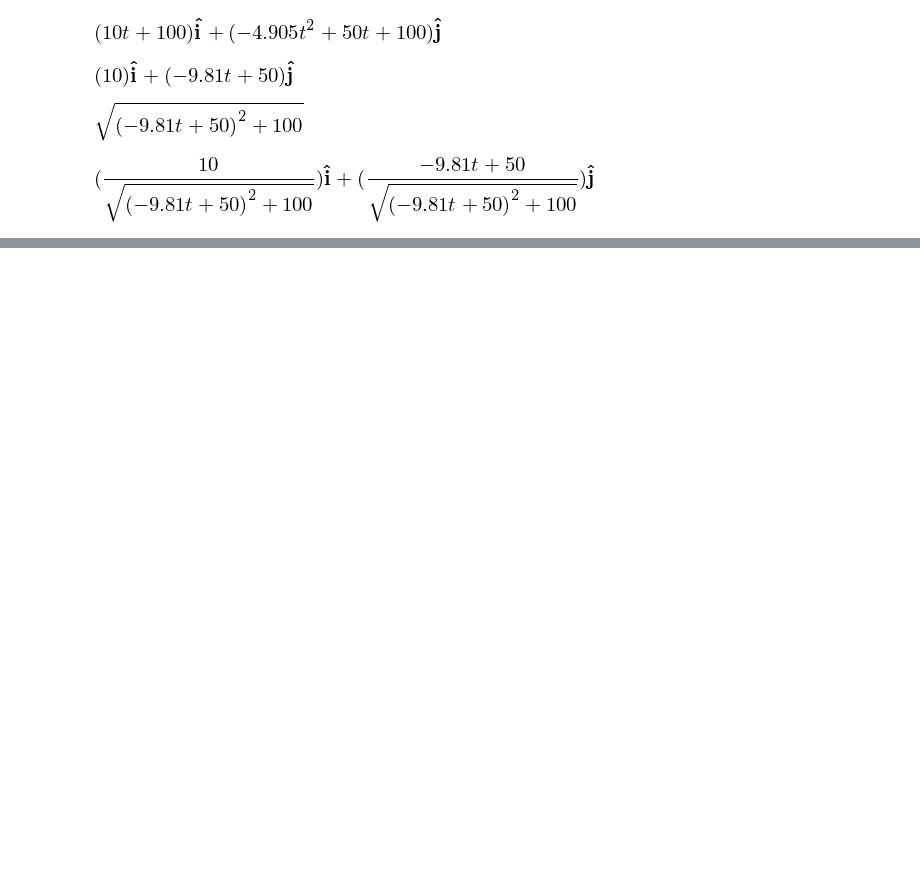
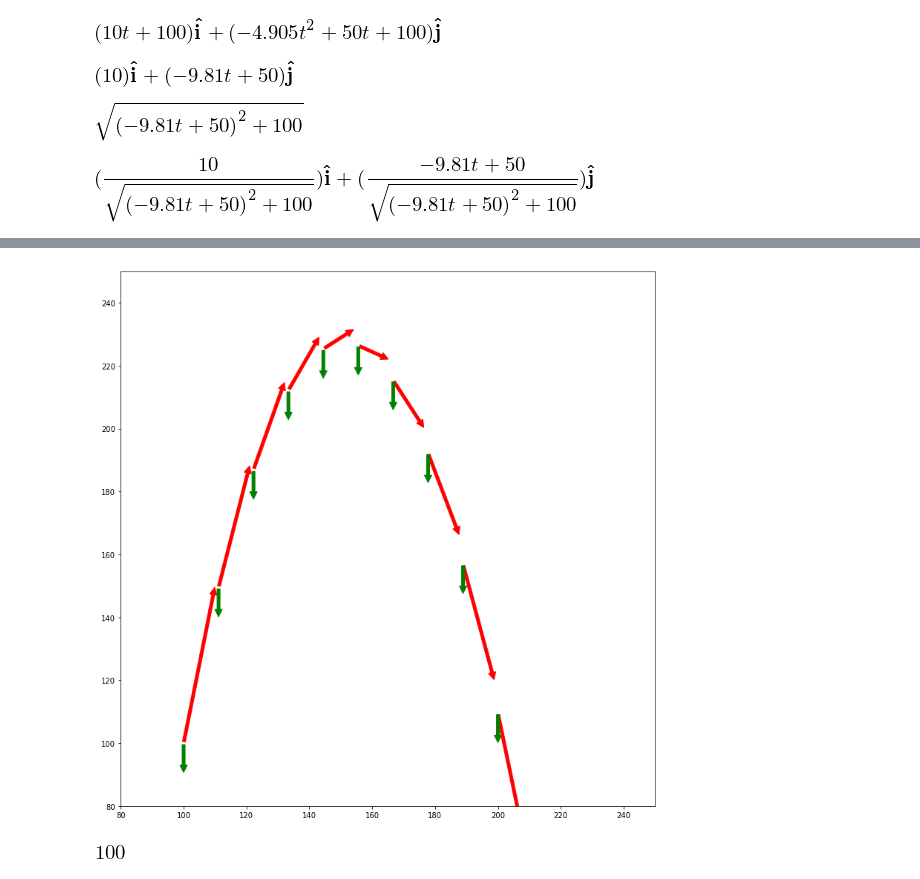
Before and after one commit to cauelopes30/BMC, a Jupyter notebook: notebooks/Untitled.ipynb, the cells around one changed output, grey strips where cells are left out. Drawn from its saved outputs; the diff is of its cells as text; code cells hidden in the pictures; blank space fills up the shorter version.

```diff
--- a/notebooks/Untitled.ipynb
+++ b/notebooks/Untitled.ipynb
@@ -33,0 +89,27 @@ C =
+# %%
+a = sym.diff(v,t)
+a = sym.diff(sym.sqrt(v.dot(v)))*et+v.dot(v)*sym.sqrt(C.dot(C))*en
+# %%
+fig = plt.figure()
+plt.rcParams['figure.figsize']=10,10
+ax = fig.add_axes([0,0,1,1])
+time = np.linspace(0,10,10)
+for instant in time:
+    vetor1 = FancyArrowPatch([float(r.subs(t,instant).dot(O.i)),float(r.subs(t,instant).dot(O.j))],
+                             [float(r.subs(t,instant).dot(O.i))+float(v.subs(t,instant).dot(O.i)),float(r.subs(t,instant).dot(O.j)) + float(v.subs(t,instant).dot(O.j))],
+                             mutation_scale=20,color='r')
+    vetor2 = FancyArrowPatch([float(r.subs(t,instant).dot(O.i)),float(r.subs(t,instant).dot(O.j))],
+                             [float(r.subs(t,instant).dot(O.i))+float(a.subs(t,instant).dot(O.i)),float(r.subs(t,instant).dot(O.j)) + float(a.subs(t,instant).dot(O.j))],
+                             mutation_scale=20,color='g')
+
+    ax.add_artist(vetor1)
+    ax.add_artist(vetor2)
+
+
+plt.xlim((80,250))
+plt.ylim((80,250))
+plt.show()
+r.subs(t,0).dot(O.i)
+# %% [output]
+[figure, added]
+[figure, added]
```
Also changed, not shown: parts of 11 cells of this notebook, 1 other file.
